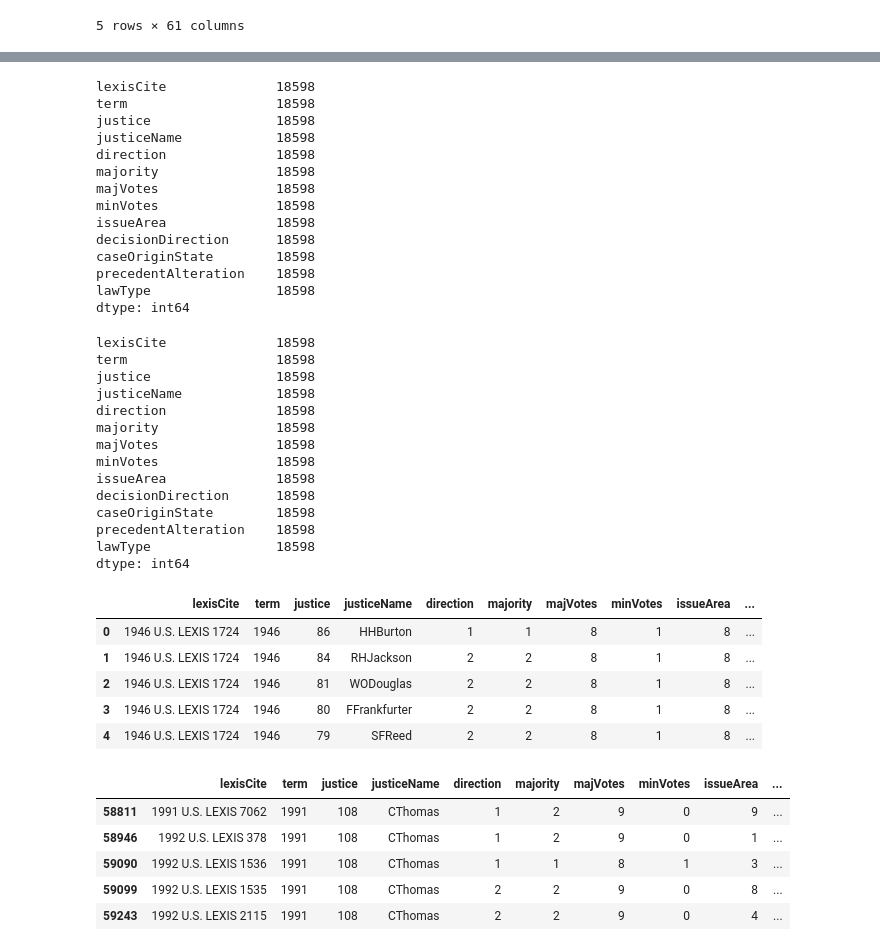
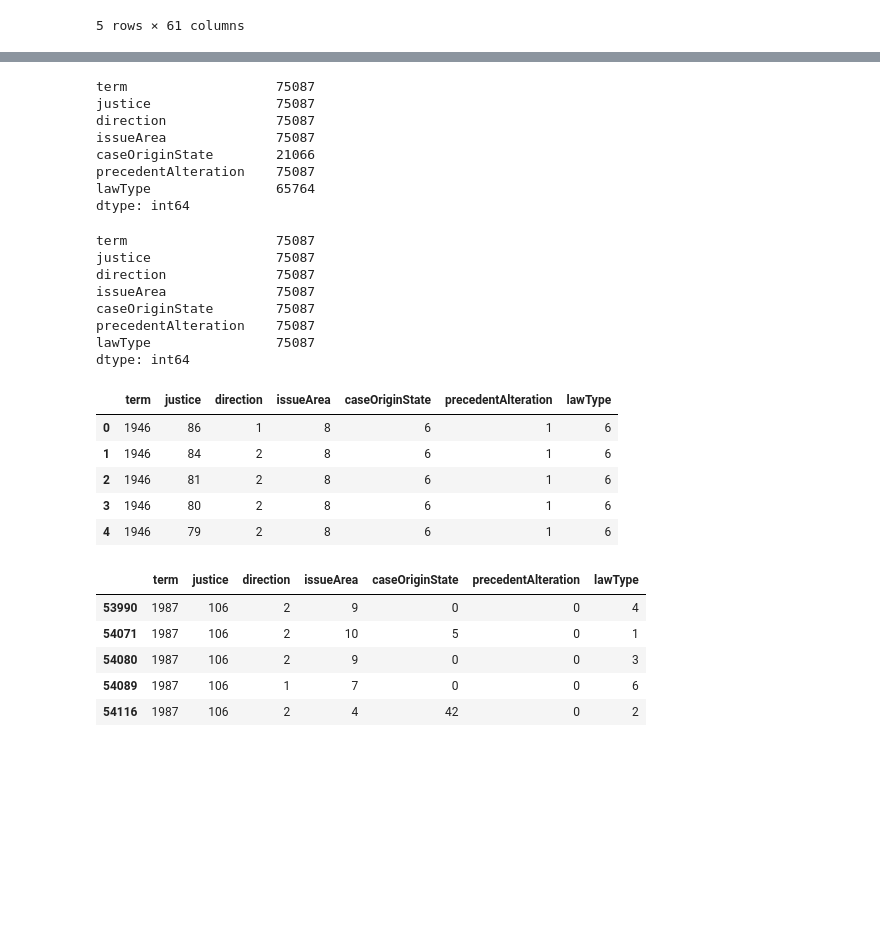
Before and after one commit to emilyt1985/SCOTUS, a Jupyter notebook: Resources/Current_SCOTUS_AllDataCleanup.ipynb, the cells around one changed output, grey strips where cells are left out. Cells and saved outputs as stored; diff of their text form; code cells hidden in the pictures; blank space fills up the shorter version.

```diff
--- a/Resources/Current_SCOTUS_AllDataCleanup.ipynb
+++ b/Resources/Current_SCOTUS_AllDataCleanup.ipynb
@@ -14,8 +14,7 @@ scotus.head()
 | 4 | 1946-001 | 1946-001-01 | 1946-001-01-01 | 1946-001-01-01-01-05 | 11/18/1946 | 1 | 329 U.S. 1 | 67 S. Ct. 6 | 91 L. Ed. 3 | ... |
 5 rows × 61 columns
 # %%
-current_df = scotus[["lexisCite", "term", "justice", "justiceName", "direction", "majority", "majVotes", "minVotes",
-                      "issueArea", "decisionDirection", "caseOriginState", "precedentAlteration", "lawType"]]
+current_df = scotus[["term", "justice", "direction", "issueArea", "caseOriginState", "precedentAlteration", "lawType"]]
 
 current_df.head()
 # %% [output]
@@ -43,63 +36,51 @@ precedentAlteration    79603
 lawType                68379
 dtype: int64
 # %%
-noNA = current_df.dropna(axis=0)
+noNA = current_df.dropna(axis=0, subset=["issueArea", "direction"])
 # %%
 noNA.count()
 # %% [output]
-lexisCite              18598
-term                   18598
-justice                18598
-justiceName            18598
-direction              18598
-majority               18598
-majVotes               18598
-minVotes               18598
-issueArea              18598
-decisionDirection      18598
-caseOriginState        18598
-precedentAlteration    18598
-lawType                18598
+term                   75087
+justice                75087
+direction              75087
+issueArea              75087
+caseOriginState        21066
+precedentAlteration    75087
+lawType                65764
 dtype: int64
 # %%
 current_df = noNA.fillna(0)
 current_df.count()
 # %% [output]
-lexisCite              18598
-term                   18598
-justice                18598
-justiceName            18598
-direction              18598
-majority               18598
-majVotes               18598
-minVotes               18598
-issueArea              18598
-decisionDirection      18598
-caseOriginState        18598
-precedentAlteration    18598
-lawType                18598
+term                   75087
+justice                75087
+direction              75087
+issueArea              75087
+caseOriginState        75087
+precedentAlteration    75087
+lawType                75087
 dtype: int64
 # %%
 current_df = current_df.astype({"term": int, "caseOriginState": int, "precedentAlteration": int,
-                                "issueArea": int, "decisionDirection": int, "lawType": int, "majVotes": int,
-                               "minVotes": int, "majority": int, "justice": int, "direction": int})
+                                "issueArea": int, "lawType": int,
+                               "justice": int, "direction": int})
 current_df.head()
 # %% [output]
-|  | lexisCite | term | justice | justiceName | direction | majority | majVotes | minVotes | issueArea | ... |
-| 0 | 1946 U.S. LEXIS 1724 | 1946 | 86 | HHBurton | 1 | 1 | 8 | 1 | 8 | ... |
-| 1 | 1946 U.S. LEXIS 1724 | 1946 | 84 | RHJackson | 2 | 2 | 8 | 1 | 8 | ... |
-| 2 | 1946 U.S. LEXIS 1724 | 1946 | 81 | WODouglas | 2 | 2 | 8 | 1 | 8 | ... |
-| 3 | 1946 U.S. LEXIS 1724 | 1946 | 80 | FFrankfurter | 2 | 2 | 8 | 1 | 8 | ... |
-| 4 | 1946 U.S. LEXIS 1724 | 1946 | 79 | SFReed | 2 | 2 | 8 | 1 | 8 | ... |
+|  | term | justice | direction | issueArea | caseOriginState | precedentAlteration | lawType |
+| 0 | 1946 | 86 | 1 | 8 | 6 | 1 | 6 |
+| 1 | 1946 | 84 | 2 | 8 | 6 | 1 | 6 |
+| 2 | 1946 | 81 | 2 | 8 | 6 | 1 | 6 |
+| 3 | 1946 | 80 | 2 | 8 | 6 | 1 | 6 |
+| 4 | 1946 | 79 | 2 | 8 | 6 | 1 | 6 |
 # %%
-current_scotus = current_df[current_df["justice"] > 107]
+current_scotus = current_df[current_df["justice"] > 105]
 current_scotus.head()
 # %% [output]
-|  | lexisCite | term | justice | justiceName | direction | majority | majVotes | minVotes | issueArea | ... |
-| 58811 | 1991 U.S. LEXIS 7062 | 1991 | 108 | CThomas | 1 | 2 | 9 | 0 | 9 | ... |
-| 58946 | 1992 U.S. LEXIS 378 | 1991 | 108 | CThomas | 1 | 2 | 9 | 0 | 1 | ... |
-| 59090 | 1992 U.S. LEXIS 1536 | 1991 | 108 | CThomas | 1 | 1 | 8 | 1 | 3 | ... |
-| 59099 | 1992 U.S. LEXIS 1535 | 1991 | 108 | CThomas | 2 | 2 | 9 | 0 | 8 | ... |
-| 59243 | 1992 U.S. LEXIS 2115 | 1991 | 108 | CThomas | 2 | 2 | 9 | 0 | 4 | ... |
+|  | term | justice | direction | issueArea | caseOriginState | precedentAlteration | lawType |
+| 53990 | 1987 | 106 | 2 | 9 | 0 | 0 | 4 |
+| 54071 | 1987 | 106 | 2 | 10 | 5 | 0 | 1 |
+| 54080 | 1987 | 106 | 2 | 9 | 0 | 0 | 3 |
+| 54089 | 1987 | 106 | 1 | 7 | 0 | 0 | 6 |
+| 54116 | 1987 | 106 | 2 | 4 | 42 | 0 | 2 |
 # %%
 current_scotus.to_csv("Current-SCOTUS-Data.csv")
```
Also changed, not shown: parts of 10 cells of this notebook.
